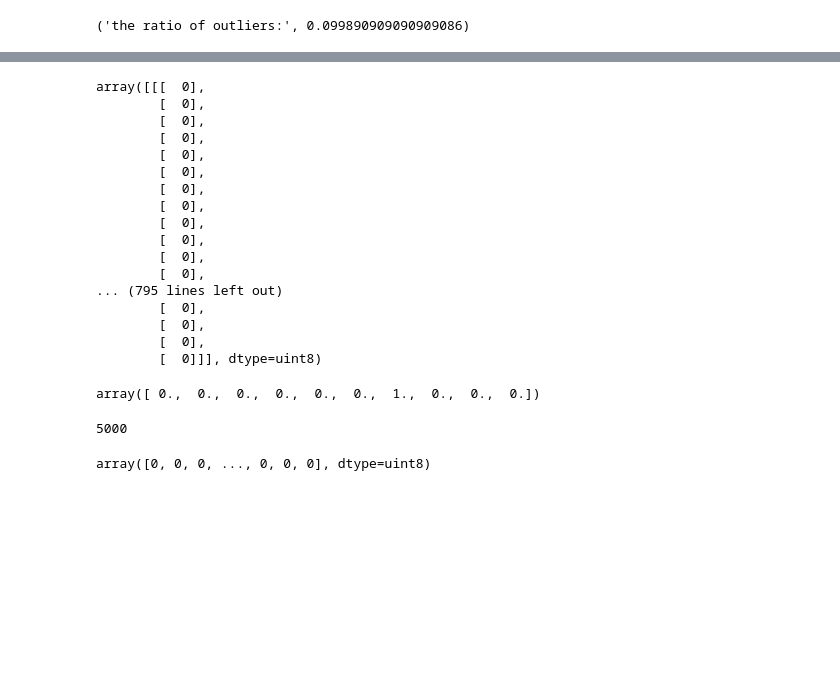
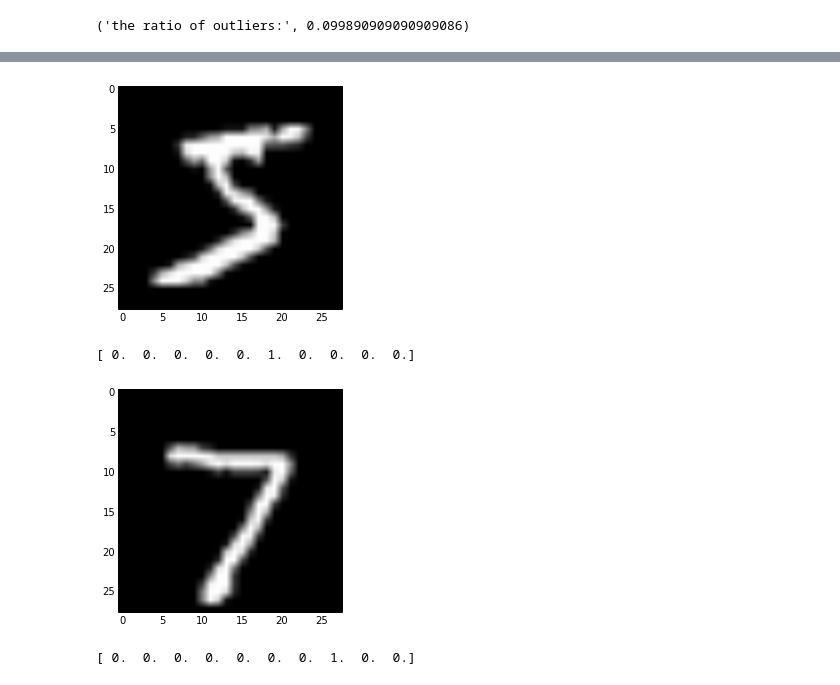
Before and after one commit to GabrielXia/mnist_outlier, a Jupyter notebook: test_data.ipynb, the cells around one changed output, grey strips where cells are left out. Cells and saved outputs as stored; diff of their text form; code cells hidden in the pictures; blank space fills up the shorter version.

```diff
--- a/test_data.ipynb
+++ b/test_data.ipynb
@@ -53,32 +62,16 @@ plt.show()
-# %%
-o.train_images[0]
-# %% [output]
-array([[[  0],
-        [  0],
-        [  0],
-        [  0],
-        [  0],
-        [  0],
-        [  0],
-        [  0],
-        [  0],
-        [  0],
-        [  0],
-        [  0],
-... (795 lines left out)
-        [  0],
-        [  0],
-        [  0],
-        [  0]]], dtype=uint8)
-# %%
-o.train_labels[0]
-# %% [output]
-array([ 0.,  0.,  0.,  0.,  0.,  0.,  1.,  0.,  0.,  0.])
-# %%
-np.sum(o.validation_labels.shape)
-# %% [output]
-5000
-# %%
-o.test_labels
-# %% [output]
-array([0, 0, 0, ..., 0, 0, 0], dtype=uint8)
+# %%
+second = o.validation_images[0].reshape((28,28))
+plt.imshow(second, cmap='gray')
+plt.show()
+print(o.validation_labels[0])
+# %% [output]
+[figure, added]
+[ 0.  0.  0.  0.  0.  1.  0.  0.  0.  0.]
+# %%
+third = o.test_images[0].reshape((28,28))
+plt.imshow(third, cmap='gray')
+plt.show()
+print(o.test_labels[0])
+# %% [output]
+[figure, added]
+[ 0.  0.  0.  0.  0.  0.  0.  1.  0.  0.]
```
Also changed, not shown: parts of 4 cells of this notebook.
